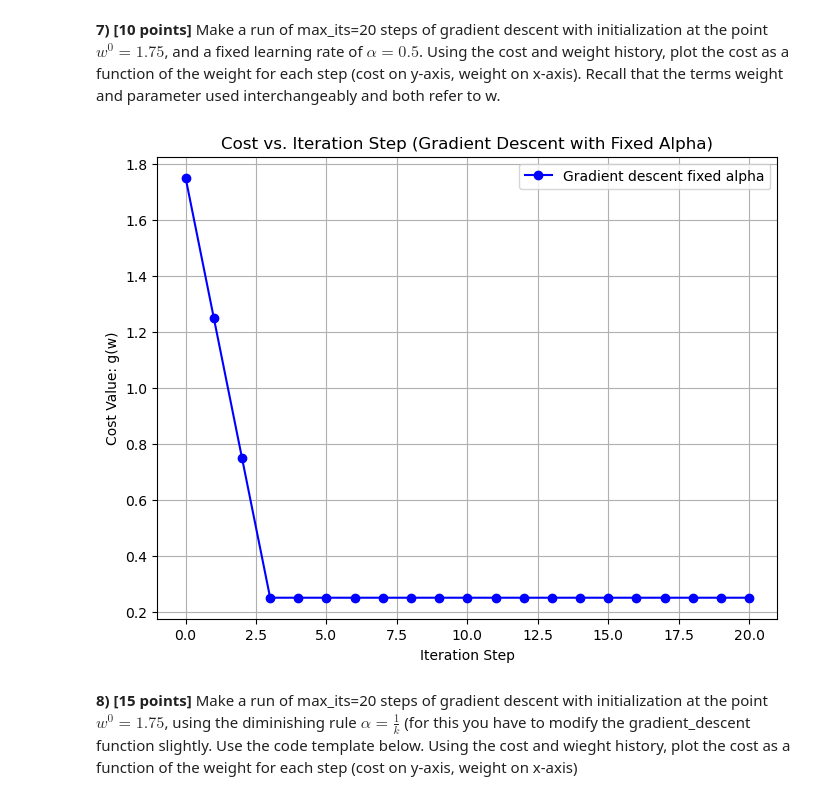
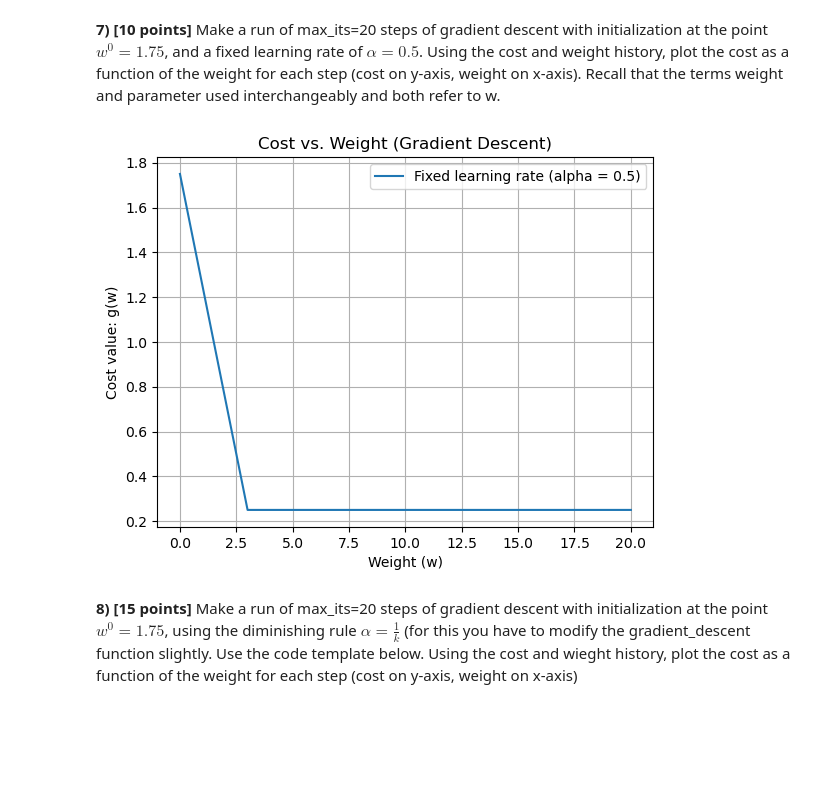
Before and after one commit to juliangus12/COSC74, a Jupyter notebook: HW1.ipynb, the cells around one changed output. Drawn from its saved outputs; the diff is of its cells as text; code cells hidden in the pictures; blank space fills up the shorter version.

```diff
--- a/HW1.ipynb
+++ b/HW1.ipynb
@@ -124,7 +125,8 @@ def gradient_descent(g,alpha,max_its,w0):
     cost_history = [g(w)]
 
     for i in range(max_its):
-        w = w - alpha * gradient(w)
+        gradient_value = gradient(w)
+        w = w - alpha * gradient_value
         weight_history.append(w)
         cost_history.append(g(w))
 
@@ -132,35 +134,22 @@ def gradient_descent(g,alpha,max_its,w0):
 # %% [markdown]
 **7) [10 points]** Make a run of max_its=20 steps of gradient descent with initialization at the point $w^0 = 1.75$, and a fixed learning rate of $\alpha = 0.5$. Using the cost and weight history, plot the cost as a function of the weight for each step (cost on y-axis, weight on x-axis). Recall that the terms weight and parameter used interchangeably and both refer to w.
 # %%
-import matplotlib.pyplot as plt
+# Run gradient descent with the given parameters
+def g(w):
+    return abs(w)
 
-# Define the cost function g(w)
-def cost_function(w):
-    return abs(w)  # g(w) = |w|
+weight_fixed, cost_fixed = gradient_descent(g=g, alpha=0.5, max_its=20, w0=1.75)
 
-# Run gradient descent with specified parameters
-w0 = 1.75
-alpha = 0.5
-max_its = 20
-
-# Execute the gradient descent function
-weight_history, cost_history = gradient_descent(cost_function, alpha, max_its, w0)
-
-# Plot cost as a function of iteration step
-plt.figure(figsize=(8, 6))
-plt.plot(range(len(cost_history)), cost_history, marker='o', linestyle='-', color='b', label="Gradient descent fixed alpha")
-
-# Labeling the plot
-plt.xlabel('Iteration Step')
-plt.ylabel('Cost Value: g(w)')
-plt.title('Cost vs. Iteration Step (Gradient Descent with Fixed Alpha)')
+# Plot cost as a function of weight
+plt.plot(range(len(cost_fixed)), cost_fixed, label="Fixed learning rate (alpha = 0.5)")
+plt.xlabel("Weight (w)")
+plt.ylabel("Cost value: g(w)")
+plt.title("Cost vs. Weight (Gradient Descent)")
 plt.legend()
-plt.grid(True)
-
-# Show the plot
+plt.grid()
 plt.show()
 # %% [output]
-[figure, old version]
+[figure, new version]
 # %% [markdown]
 **8) [15 points]** Make a run of max_its=20 steps of gradient descent with initialization at the point $w^0 = 1.75$, using the diminishing rule $\alpha = \frac{1}{k}$ (for this you have to modify the gradient_descent function slightly. Use the code template below. Using the cost and wieght history, plot the cost as a function of the weight for each step (cost on y-axis, weight on x-axis)
 # %%
```
Also changed, not shown: parts of 15 cells of this notebook.
